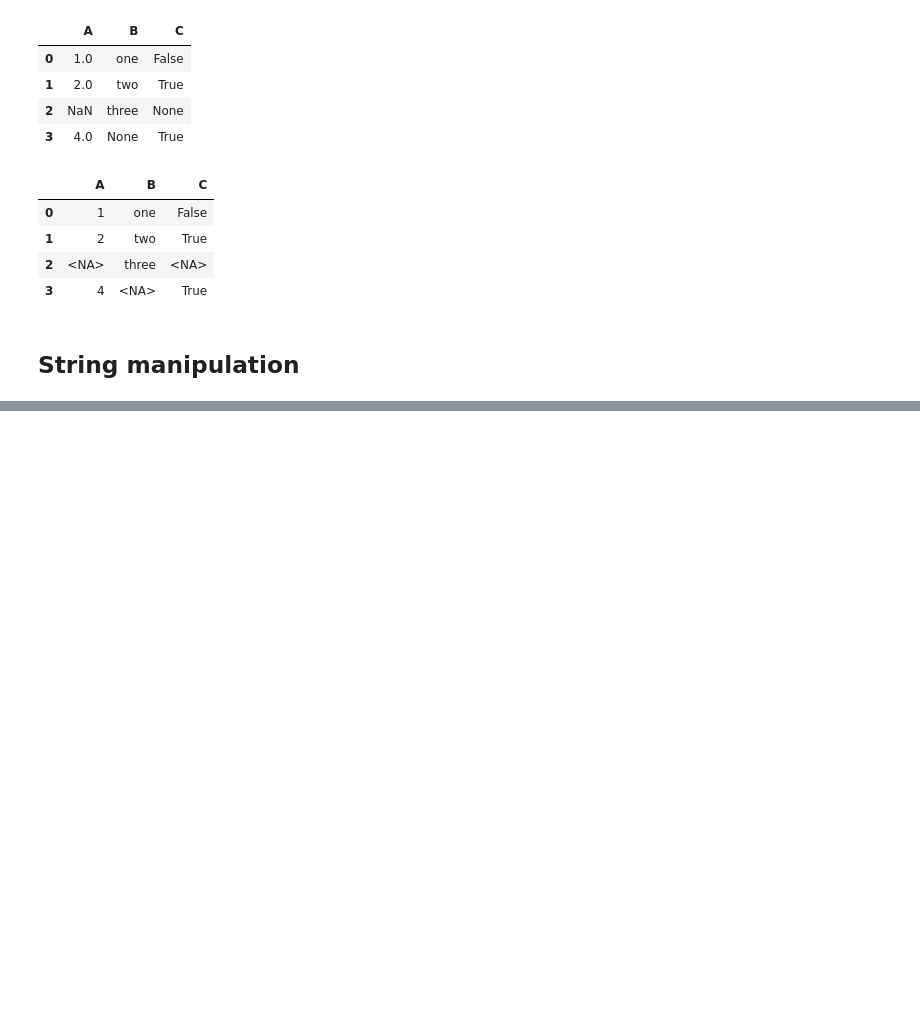
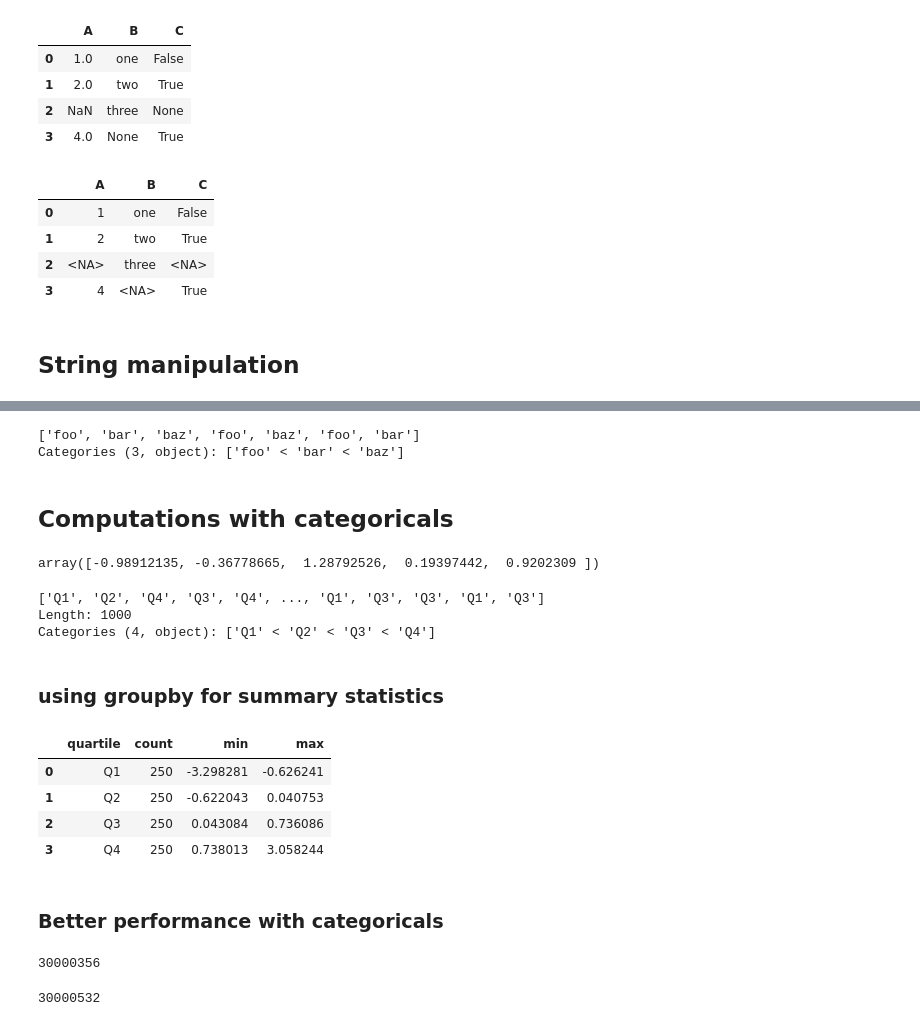
Before and after one commit to Kkhurana007/pythonfordataanalysis, a Jupyter notebook: semainedu19février/data_cleaning+prepration.ipynb, the cells around one changed output, grey strips where cells are left out. Cells and saved outputs as stored; diff of their text form; code cells hidden in the pictures; blank space fills up the shorter version.

```diff
--- a/semainedu19février/data_cleaning+prepration.ipynb
+++ b/semainedu19février/data_cleaning+prepration.ipynb
@@ -888,0 +1180,45 @@ df3
+# %%
+ordered_cat = pd.Categorical.from_codes(codes, categories,
+                                 ordered = True)
+
+ordered_cat
+# %% [output]
+['foo', 'bar', 'baz', 'foo', 'baz', 'foo', 'bar']
+Categories (3, object): ['foo' < 'bar' < 'baz']
+# %% [markdown]
+## Computations with categoricals
+# %%
+rng = np.random.default_rng(seed = 123)
+
+draws = rng.standard_normal(1000)
+
+draws[:5]
+# %% [output]
+array([-0.98912135, -0.36778665,  1.28792526,  0.19397442,  0.9202309 ])
+# %%
+bins = pd.qcut(draws, 4, labels=['Q1', 'Q2', 'Q3', 'Q4'])
+
+bins
+# %% [output]
+['Q1', 'Q2', 'Q4', 'Q3', 'Q4', ..., 'Q1', 'Q3', 'Q3', 'Q1', 'Q3']
+Length: 1000
+Categories (4, object): ['Q1' < 'Q2' < 'Q3' < 'Q4']
+# %% [markdown]
+### using groupby for summary statistics
+# %%
+bins = pd.Series(bins, name= 'quartile')
+
+results = (pd.Series(draws)
+           .groupby(bins)
+           .agg(['count', 'min', 'max'])
+           .reset_index())
+
+results
+# %% [output]
+|  | quartile | count | min | max |
+| 0 | Q1 | 250 | -3.298281 | -0.626241 |
+| 1 | Q2 | 250 | -0.622043 | 0.040753 |
+| 2 | Q3 | 250 | 0.043084 | 0.736086 |
+| 3 | Q4 | 250 | 0.738013 | 3.058244 |
+# %% [markdown]
+### Better performance with categoricals
@@ -888,0 +1232,9 @@ df3
+# %%
+# memory use
+labels.memory_usage(deep = True)
+# %% [output]
+30000356
+# %%
+categories.memory_usage(deep = True)
+# %% [output]
+30000532
```
Also changed, not shown: parts of 57 cells of this notebook.
